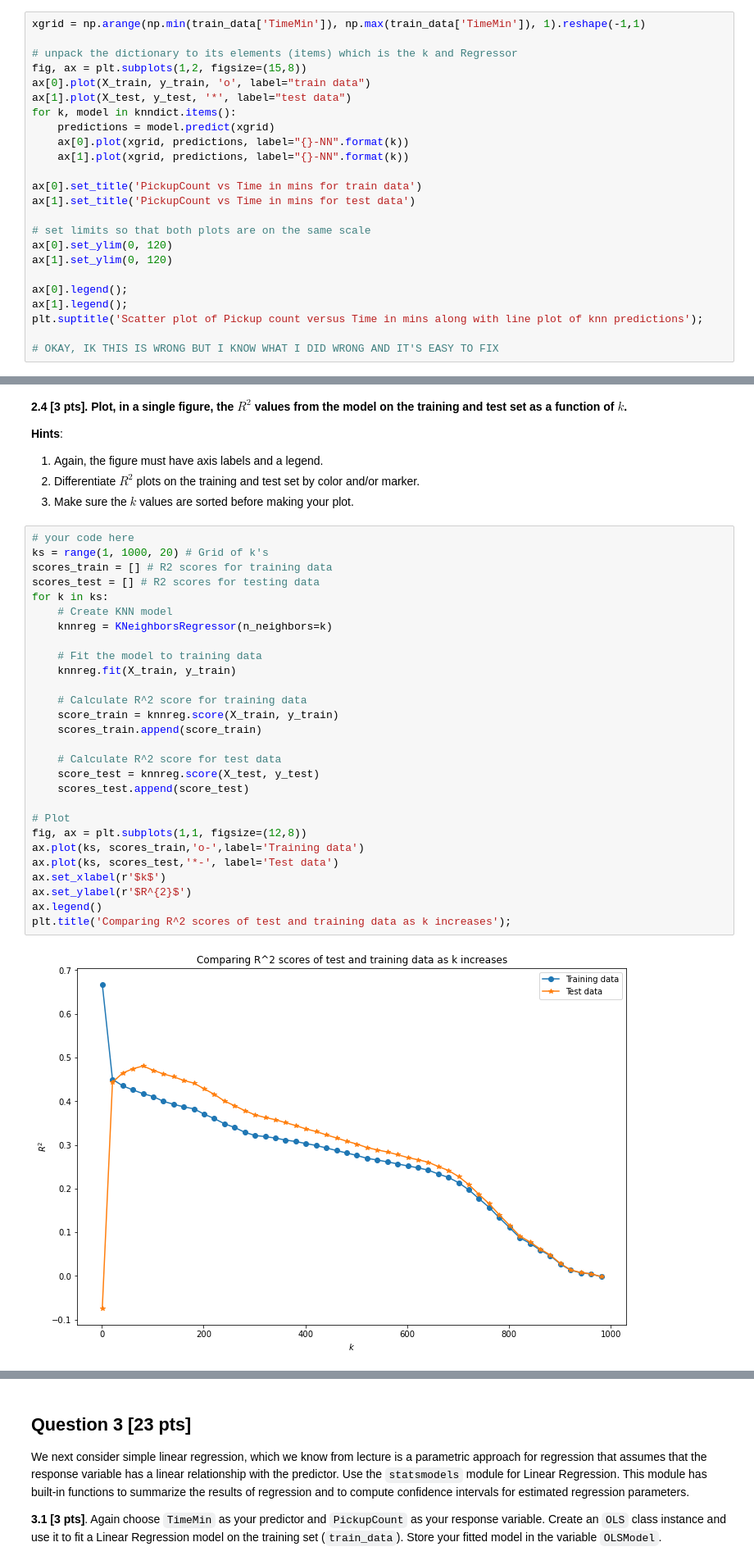
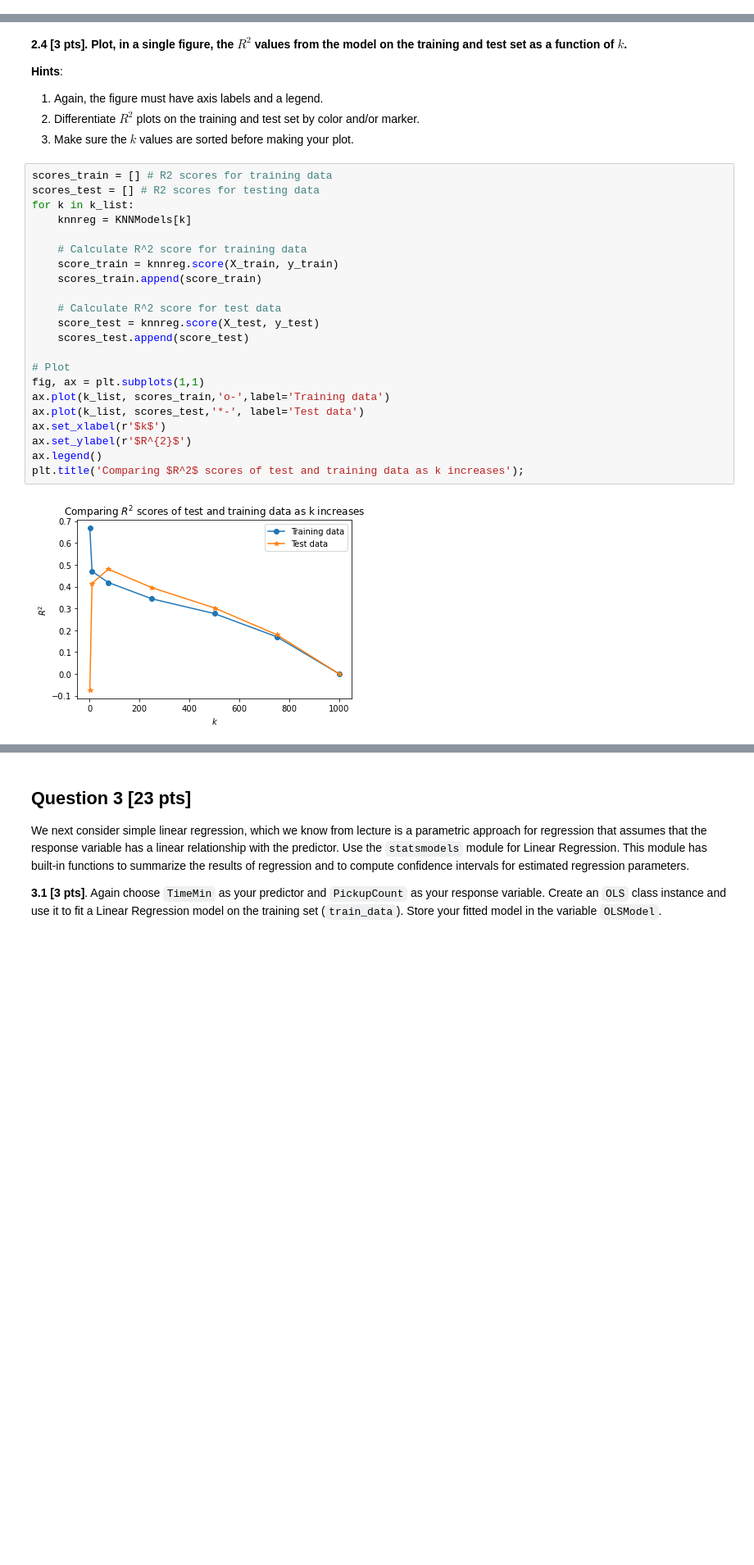
Before and after one commit to anuragmitra4/2021-s109a, a Jupyter notebook: psets/cs_s109a_hw2/cs_s109a_hw2.ipynb, the cells around one changed output, grey strips where cells are left out. Shown at 82% size. Cells and saved outputs as stored; diff of their text form; blank space fills up the shorter version.

```diff
--- a/psets/cs_s109a_hw2/cs_s109a_hw2.ipynb
+++ b/psets/cs_s109a_hw2/cs_s109a_hw2.ipynb
@@ -196,27 +211,3 @@ knndict
 1. Each subplot should use different color to distinguish k-NN regression prediction curve from the actual data values.
 2. Each subplot must have appropriate axis labels, title, and legend.
 3. The overall figure should have a title.
-# %%
-xgrid = np.arange(np.min(train_data['TimeMin']), np.max(train_data['TimeMin']), 1).reshape(-1,1)
-
-# unpack the dictionary to its elements (items) which is the k and Regressor
-fig, ax = plt.subplots(1,2, figsize=(15,8))
-ax[0].plot(X_train, y_train, 'o', label="train data")
-ax[1].plot(X_test, y_test, '*', label="test data")
-for k, model in knndict.items():
-    predictions = model.predict(xgrid)
-    ax[0].plot(xgrid, predictions, label="{}-NN".format(k))
-    ax[1].plot(xgrid, predictions, label="{}-NN".format(k))
-
-ax[0].set_title('PickupCount vs Time in mins for train data')
-ax[1].set_title('PickupCount vs Time in mins for test data')
-
-# set limits so that both plots are on the same scale
-ax[0].set_ylim(0, 120)
-ax[1].set_ylim(0, 120)
-
-ax[0].legend();
-ax[1].legend();
-plt.suptitle('Scatter plot of Pickup count versus Time in mins along with line plot of knn predictions');
-
-# OKAY, IK THIS IS WRONG BUT I KNOW WHAT I DID WRONG AND IT'S EASY TO FIX
@@ -253,35 +273,29 @@ pd.DataFrame(r_squared_list, columns = ['k','Training data','Test data'])
 2. Differentiate $R^2$ plots on the training and test set by color and/or marker.
 3. Make sure the $k$ values are sorted before making your plot.
 # %%
-# your code here
-ks = range(1, 1000, 20) # Grid of k's
 scores_train = [] # R2 scores for training data
 scores_test = [] # R2 scores for testing data
-for k in ks:
-    # Create KNN model
-    knnreg = KNeighborsRegressor(n_neighbors=k)
-
-    # Fit the model to training data
-    knnreg.fit(X_train, y_train)
+for k in k_list:
+    knnreg = KNNModels[k]
 
     # Calculate R^2 score for training data
     score_train = knnreg.score(X_train, y_train)
     scores_train.append(score_train)
 
     # Calculate R^2 score for test data
     score_test = knnreg.score(X_test, y_test)
     scores_test.append(score_test)
 
 # Plot
-fig, ax = plt.subplots(1,1, figsize=(12,8))
-ax.plot(ks, scores_train,'o-',label='Training data')
-ax.plot(ks, scores_test,'*-', label='Test data')
+fig, ax = plt.subplots(1,1)
+ax.plot(k_list, scores_train,'o-',label='Training data')
+ax.plot(k_list, scores_test,'*-', label='Test data')
 ax.set_xlabel(r'$k$')
 ax.set_ylabel(r'$R^{2}$')
 ax.legend()
-plt.title('Comparing R^2 scores of test and training data as k increases');
+plt.title('Comparing $R^2$ scores of test and training data as k increases');
 # %% [output]
-[figure, old version]
+[figure, new version]
 # %% [markdown]
 **2.5 [9 pts]. Discuss the results:**
 
```
Also changed, not shown: parts of 36 cells of this notebook, 2 other files.
